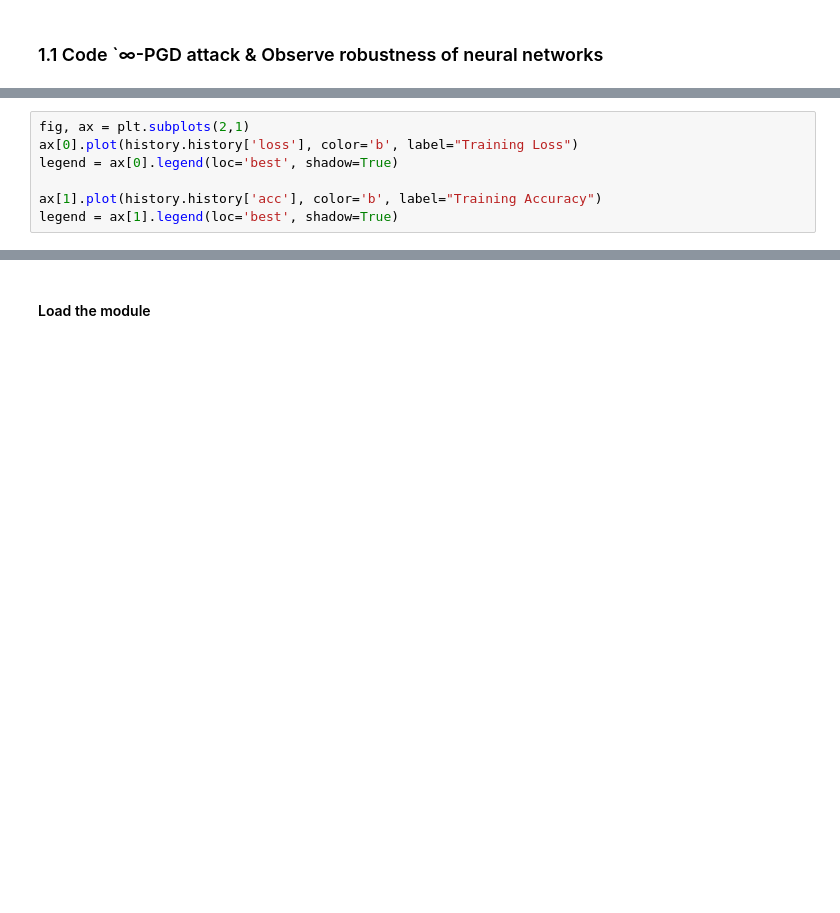
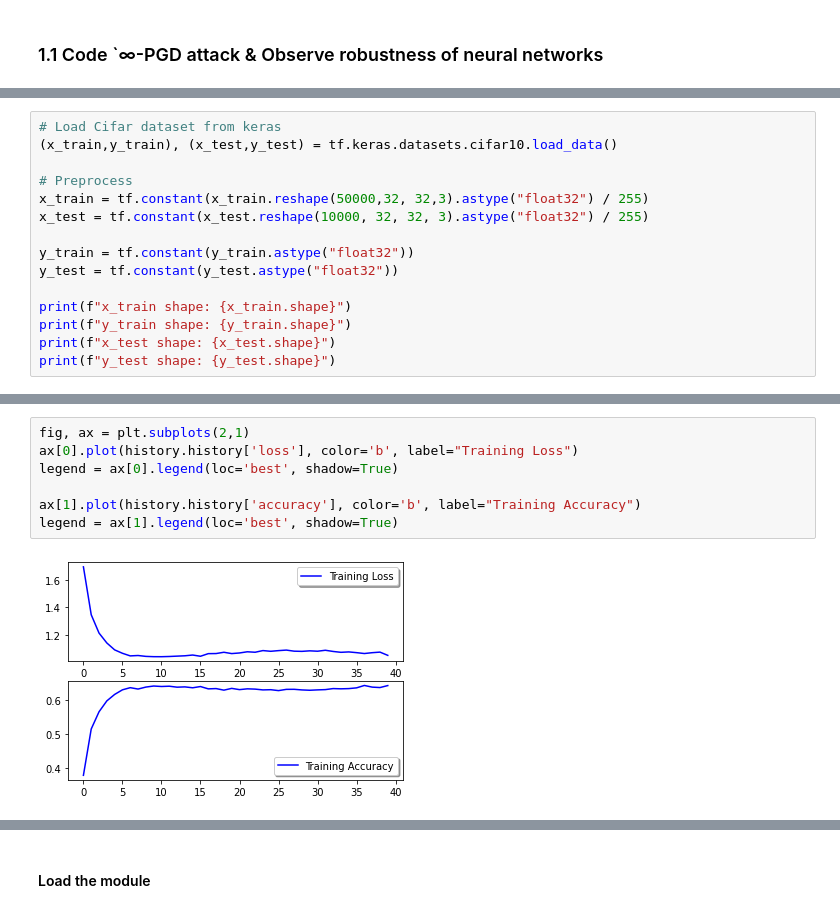
Before and after one commit to MarinaChau/AttaCoeurs, a Jupyter notebook: Attack_Project.ipynb, the cells around one changed output, grey strips where cells are left out. Cells and saved outputs as stored; diff of their text form; blank space fills up the shorter version.

```diff
--- a/Attack_Project.ipynb
+++ b/Attack_Project.ipynb
@@ -165,0 +37,15 @@ KeyboardInterrupt: ignored
+# %%
+# Load Cifar dataset from keras
+(x_train,y_train), (x_test,y_test) = tf.keras.datasets.cifar10.load_data()
+
+# Preprocess
+x_train = tf.constant(x_train.reshape(50000,32, 32,3).astype("float32") / 255)
+x_test = tf.constant(x_test.reshape(10000, 32, 32, 3).astype("float32") / 255)
+
+y_train = tf.constant(y_train.astype("float32"))
+y_test = tf.constant(y_test.astype("float32"))
+
+print(f"x_train shape: {x_train.shape}")
+print(f"y_train shape: {y_train.shape}")
+print(f"x_test shape: {x_test.shape}")
+print(f"y_test shape: {y_test.shape}")
@@ -166,8 +205,10 @@ KeyboardInterrupt: ignored
 # %%
 fig, ax = plt.subplots(2,1)
 ax[0].plot(history.history['loss'], color='b', label="Training Loss")
 legend = ax[0].legend(loc='best', shadow=True)
 
-ax[1].plot(history.history['acc'], color='b', label="Training Accuracy")
+ax[1].plot(history.history['accuracy'], color='b', label="Training Accuracy")
 legend = ax[1].legend(loc='best', shadow=True)
+# %% [output]
+[figure, added]
 # %%
```
Also changed, not shown: parts of 44 cells of this notebook.
